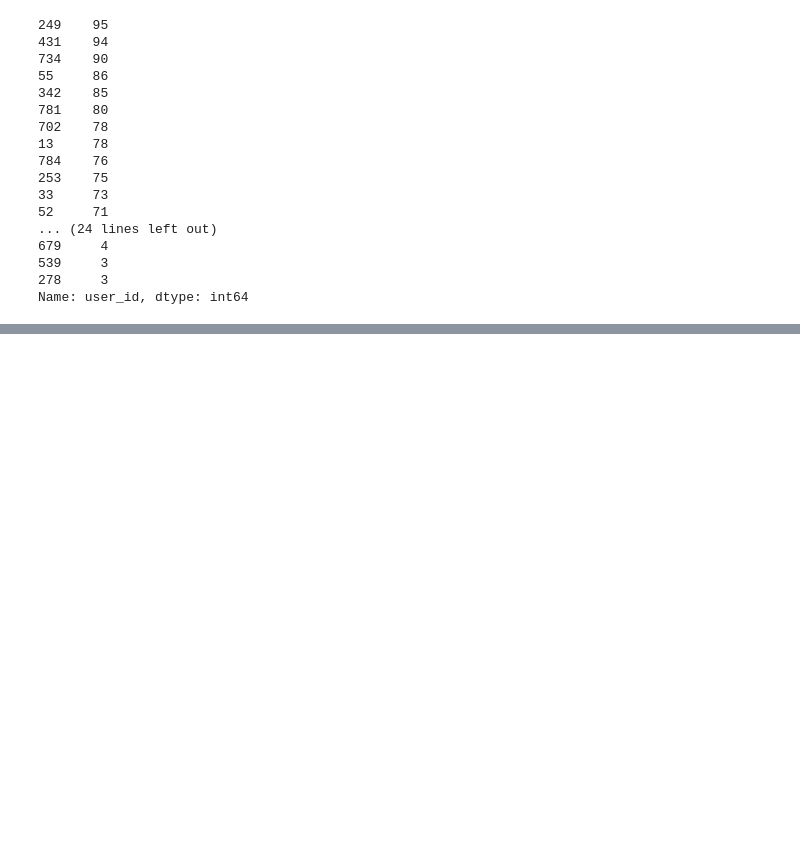
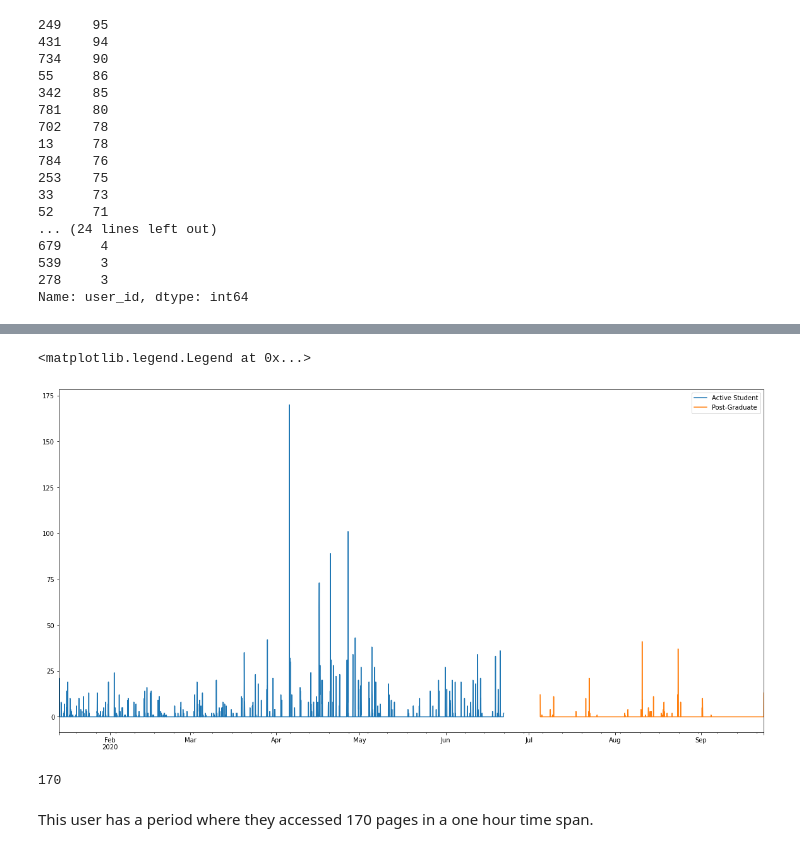
Before and after one commit to adam-gomez/code-dependent-students, a Jupyter notebook: explore_scratchbook.ipynb, the cells around one changed output, grey strips where cells are left out. Drawn from its saved outputs; the diff is of its cells as text; code cells hidden in the pictures; blank space fills up the shorter version.

```diff
--- a/explore_scratchbook.ipynb
+++ b/explore_scratchbook.ipynb
@@ -1,10 +1,13 @@
 # %%
 import pandas as pd
+import numpy as np
 import requests
 from prepare import acquire_prepare_logs
 from prepare import acquire_prepare_merge_logs
+from prepare import acquire_prepare_merge_logs_ip
 from acquire import acquire_cohorts
 import matplotlib.pyplot as plt
+plt.rcParams.update({'font.size': 22})
 # %%
 combined, ds, wd = acquire_prepare_logs()
 # %%
@@ -515,0 +638,2 @@ Also...it would be nice to know how user ids were assigned in the first place. T
+# %%
+com_full, ds_full, wd_full = acquire_prepare_merge_logs_ip()
@@ -515,0 +1210,13 @@ Also...it would be nice to know how user ids were assigned in the first place. T
+# %%
+com_full[(com_full.user_id == 570) & (com_full.active == True)].resample('H').page_viewed.count().plot(figsize=(20,10), label = 'Active Student')
+com_full[(com_full.user_id == 570) & (com_full.active == False)].resample('H').page_viewed.count().plot(figsize=(20,10), label = 'Post-Graduate')
+plt.legend()
+# %% [output]
+<matplotlib.legend.Legend at 0x...>
+[figure, added]
+# %%
+com_full[(com_full.user_id == 570) & (com_full.active == True)].resample('H').page_viewed.count().max()
+# %% [output]
+170
+# %% [markdown]
+This user has a period where they accessed 170 pages in a one hour time span.
```
Also changed, not shown: parts of 187 cells of this notebook.
